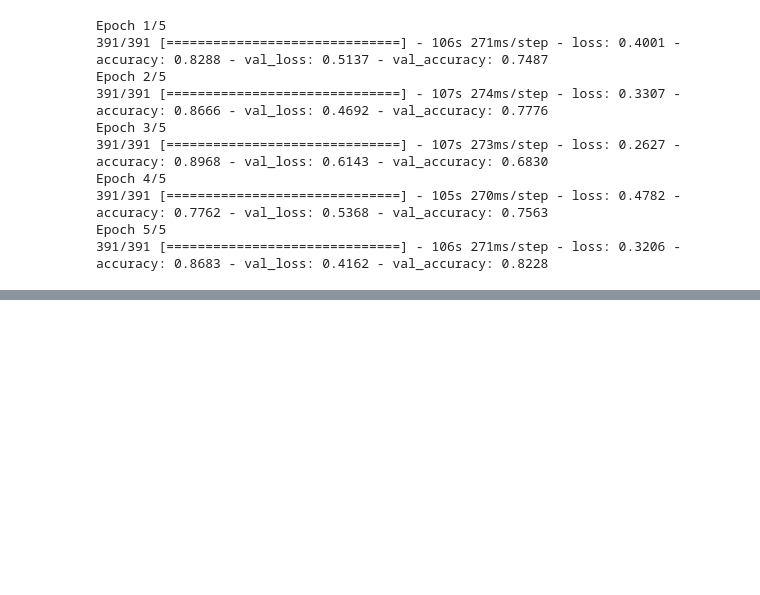
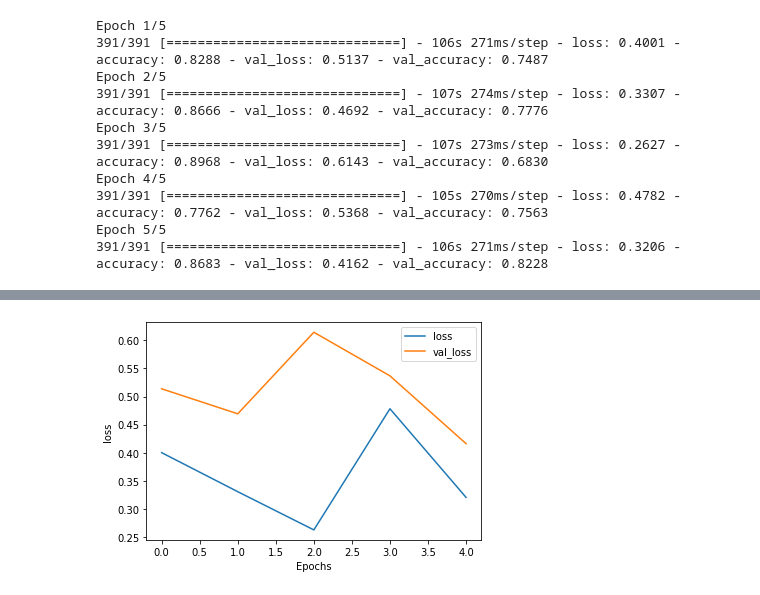
Before and after one commit to imsiddhant07/Tensorflow-in-Practice, a Jupyter notebook: 3.TF-NLP/TF_NLP6.ipynb, the cells around one changed output, grey strips where cells are left out. Saved outputs shown, nothing was run; the diff lists cells and outputs as text; code cells hidden in the pictures; blank space fills up the shorter version.

```diff
--- a/3.TF-NLP/TF_NLP6.ipynb
+++ b/3.TF-NLP/TF_NLP6.ipynb
@@ -149,0 +154,4 @@ Epoch 5/5
+# %%
+plot_graphs(history, 'loss')
+# %% [output]
+[figure, added]
```
Also changed, not shown: parts of 1 cell of this notebook.
